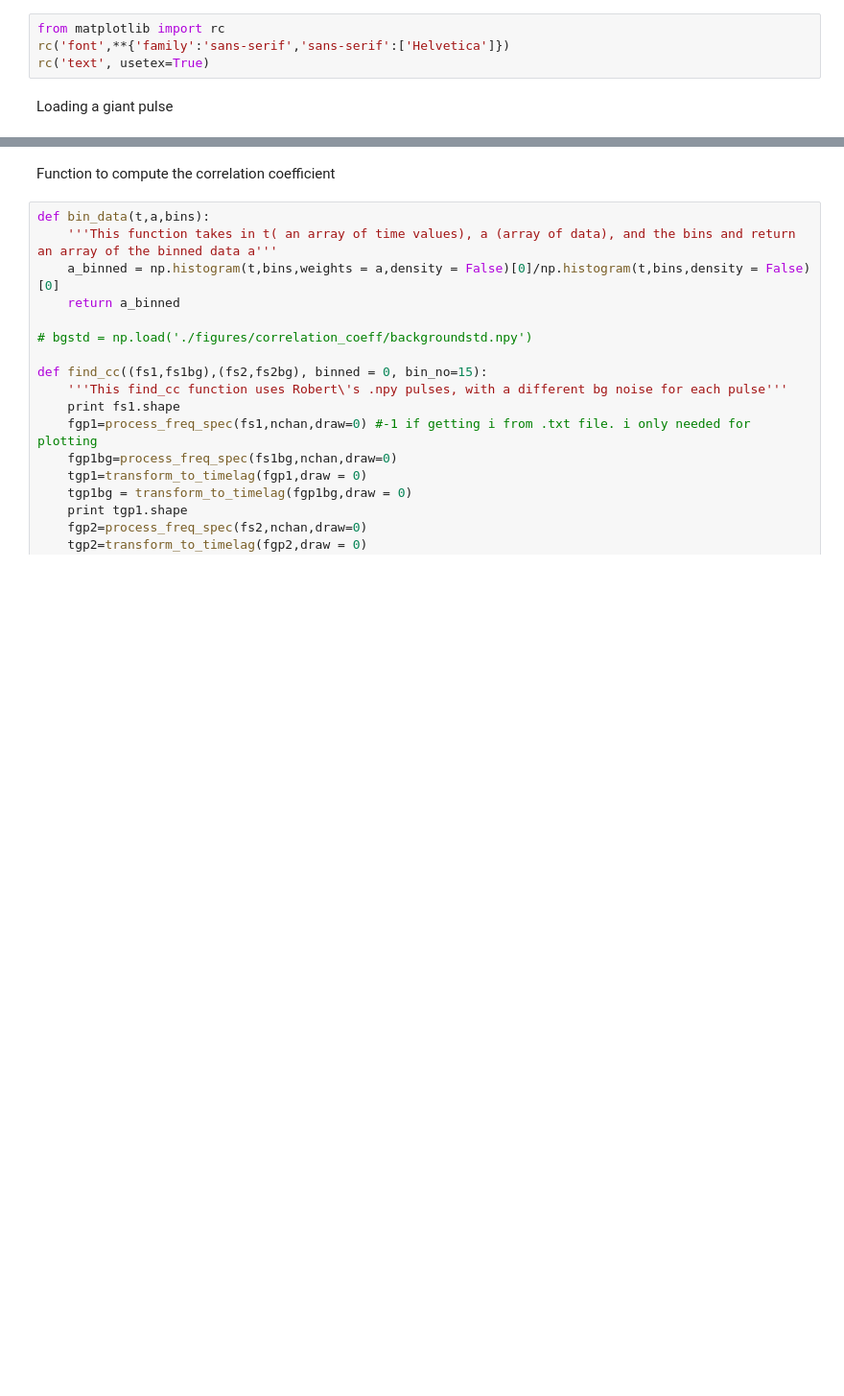
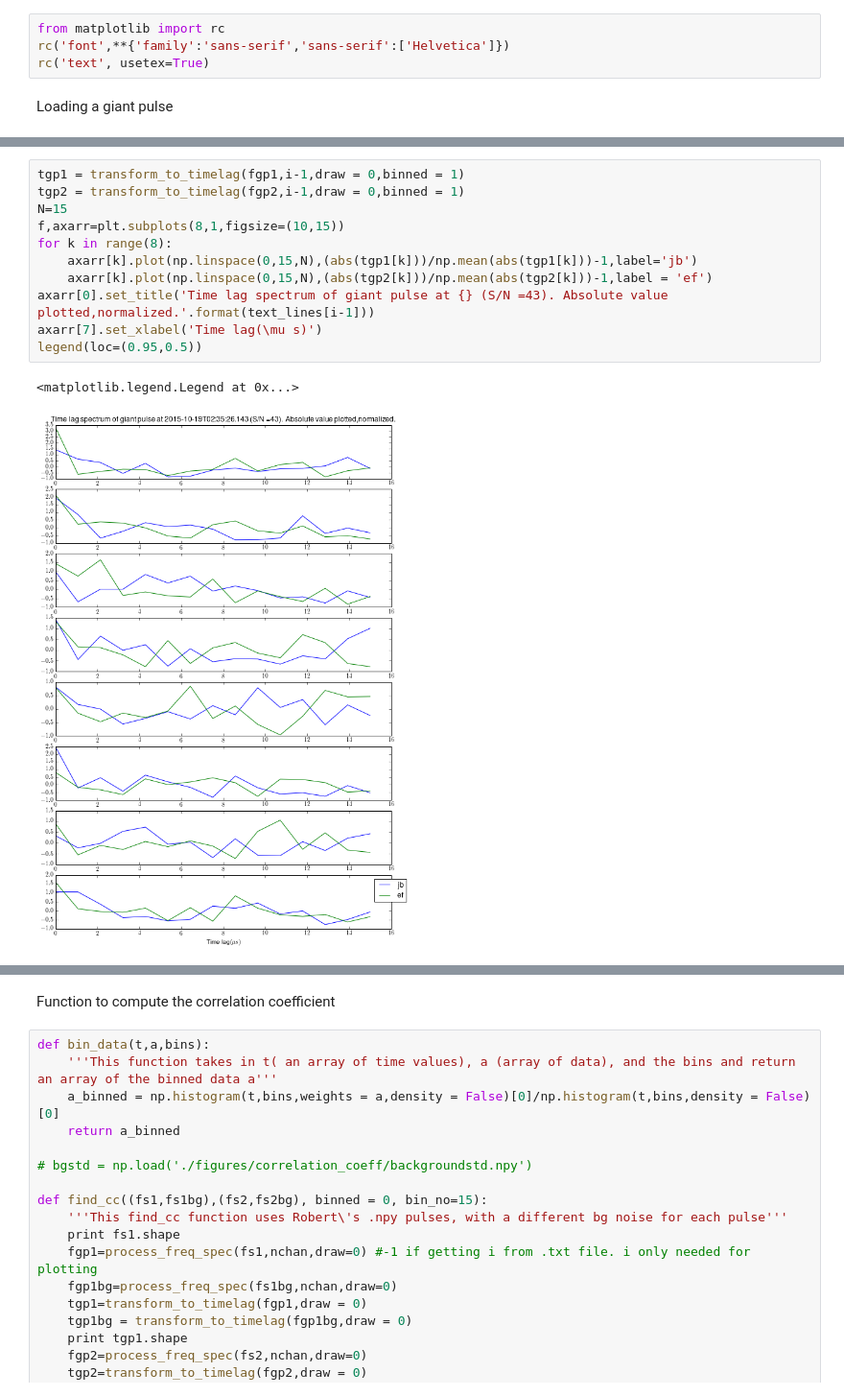
Before and after one commit to xiaozhengxu/scint_analysis, a Jupyter notebook: EVN_crab/process_frequency.ipynb, the cells around one changed output, grey strips where cells are left out. Shown at 96% size. Saved outputs shown, nothing was run; the diff lists cells and outputs as text; blank space fills up the shorter version.

```diff
--- a/EVN_crab/process_frequency.ipynb
+++ b/EVN_crab/process_frequency.ipynb
@@ -139,0 +142,14 @@ WARNING: pylab import has clobbered these variables: ['f', 'text']
+# %%
+tgp1 = transform_to_timelag(fgp1,i-1,draw = 0,binned = 1)
+tgp2 = transform_to_timelag(fgp2,i-1,draw = 0,binned = 1)
+N=15
+f,axarr=plt.subplots(8,1,figsize=(10,15))
+for k in range(8):
+    axarr[k].plot(np.linspace(0,15,N),(abs(tgp1[k]))/np.mean(abs(tgp1[k]))-1,label='jb')
+    axarr[k].plot(np.linspace(0,15,N),(abs(tgp2[k]))/np.mean(abs(tgp2[k]))-1,label = 'ef')
+axarr[0].set_title('Time lag spectrum of giant pulse at {} (S/N =43). Absolute value plotted,normalized.'.format(text_lines[i-1]))
+axarr[7].set_xlabel('Time lag(\mu s)')
+legend(loc=(0.95,0.5))
+# %% [output]
+<matplotlib.legend.Legend at 0x...>
+[figure, added]
```
Also changed, not shown: parts of 4 cells of this notebook, 1 other file.
